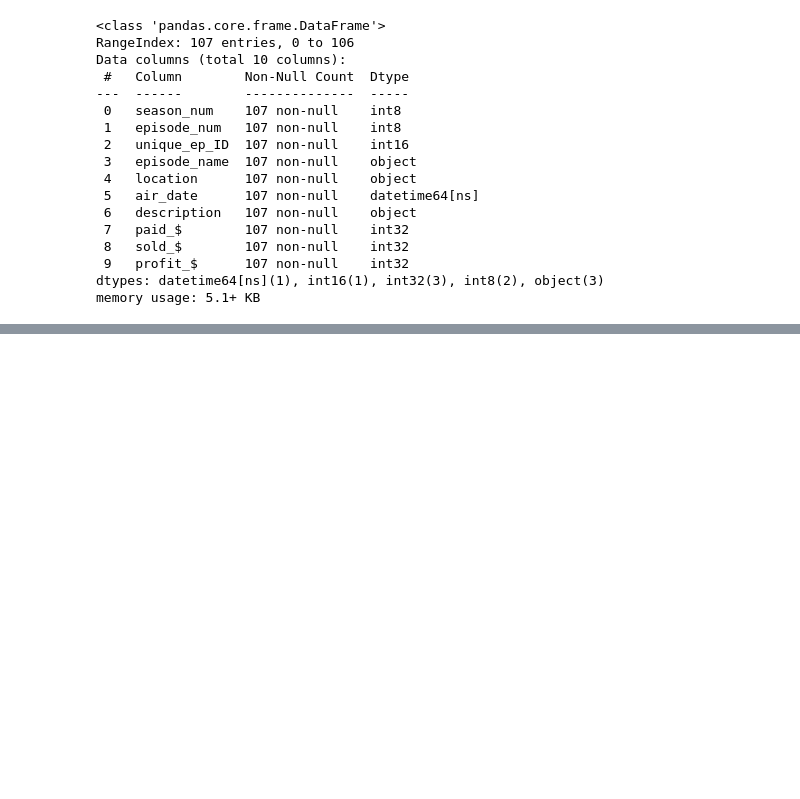
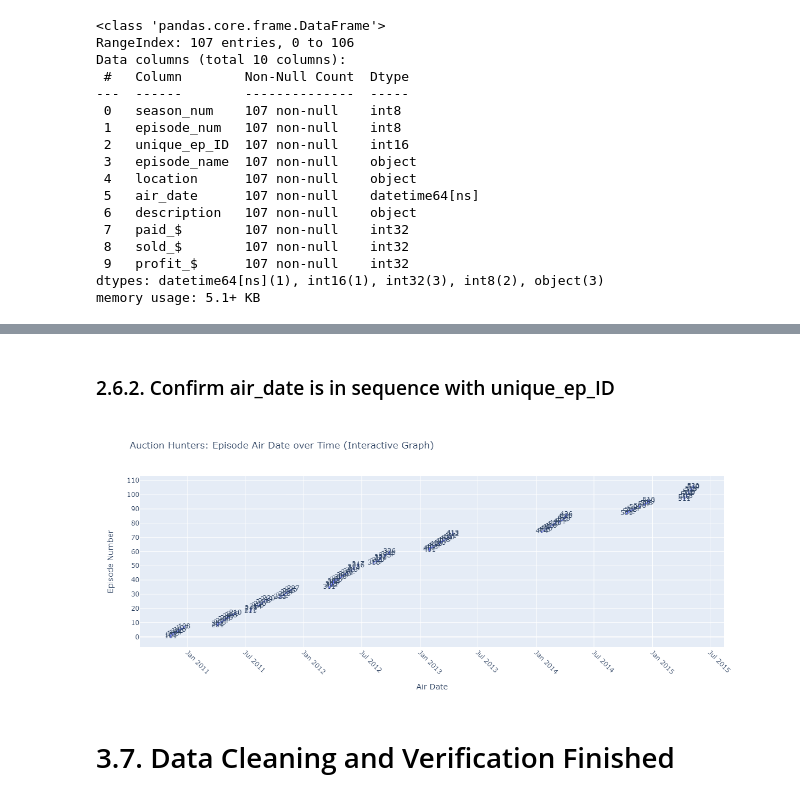
Before and after one commit to Joshua-Higgins-jp/Auction_Hunters_EDA, a Jupyter notebook: auction_hunters.ipynb, the cells around one changed output, grey strips where cells are left out. Saved outputs shown, nothing was run; the diff lists cells and outputs as text; code cells hidden in the pictures; blank space fills up the shorter version.

Commit message:
data validation complete

```diff
--- a/auction_hunters.ipynb
+++ b/auction_hunters.ipynb
@@ -665,0 +687,22 @@ df_cleaned[df_cleaned['profit_$'] != df_cleaned['calculated_profit_$']]
+# %% [markdown]
+### 2.6.2. Confirm air_date is in sequence with unique_ep_ID
+# %%
+# Interactive Graph
+fig = px.scatter(df_cleaned, x='air_date', y=df_cleaned.index, text='unique_ep_ID', title='Auction Hunters: Episode Air Date over Time (Interactive Graph)')
+fig.update_traces(mode='markers+text', marker=dict(size=3))
+fig.update_layout(
+    xaxis_title='Air Date',
+    yaxis_title='Episode Number',
+    xaxis=dict(tickangle=45, nticks=20),             # Adjust nticks to change grid frequency
+    yaxis=dict(nticks=20),                           # Adjust nticks to change grid frequency
+    hovermode='x unified',
+    hoverlabel=dict(bgcolor="white", font_size=12),
+    width=1000,                                      # Adjust the figure width
+    height=500,                                      # Adjust the figure height
+)
+
+fig.show()
+# %% [output]
+[figure, added]
+# %% [markdown]
+# 3.7. Data Cleaning and Verification Finished
```
Also changed, not shown: parts of 6 cells of this notebook.
